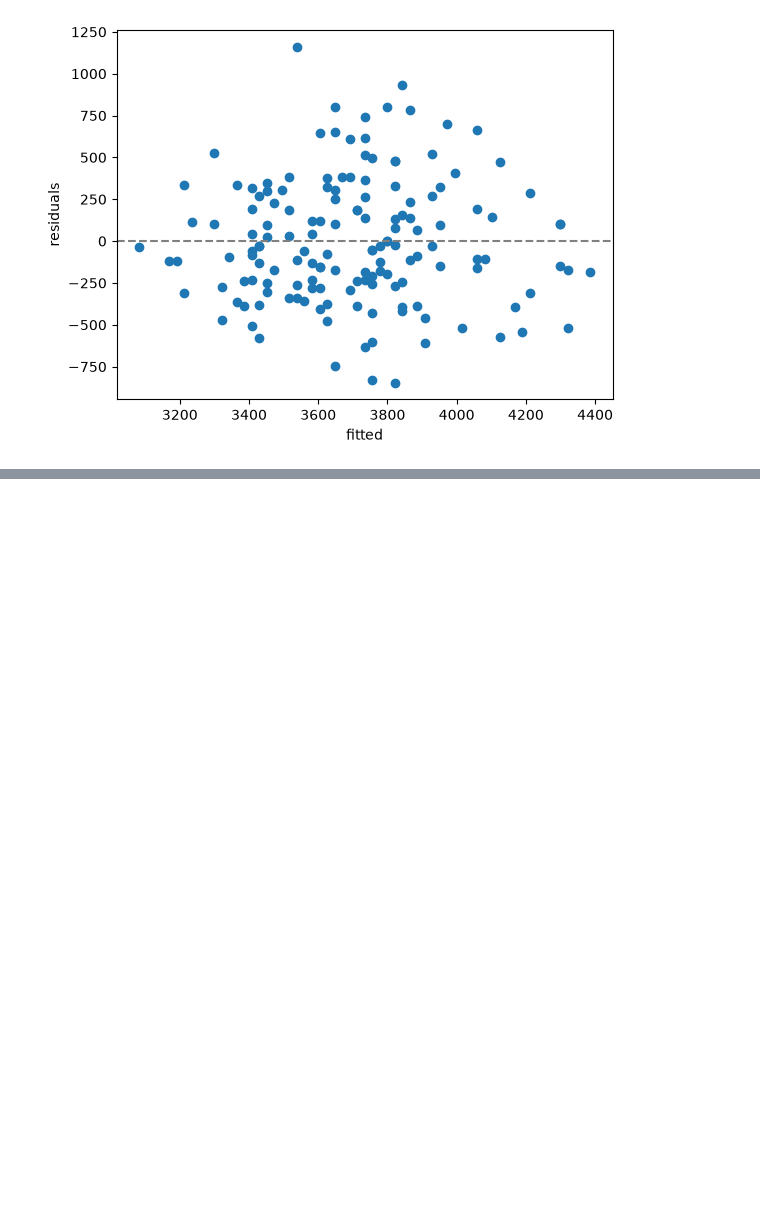
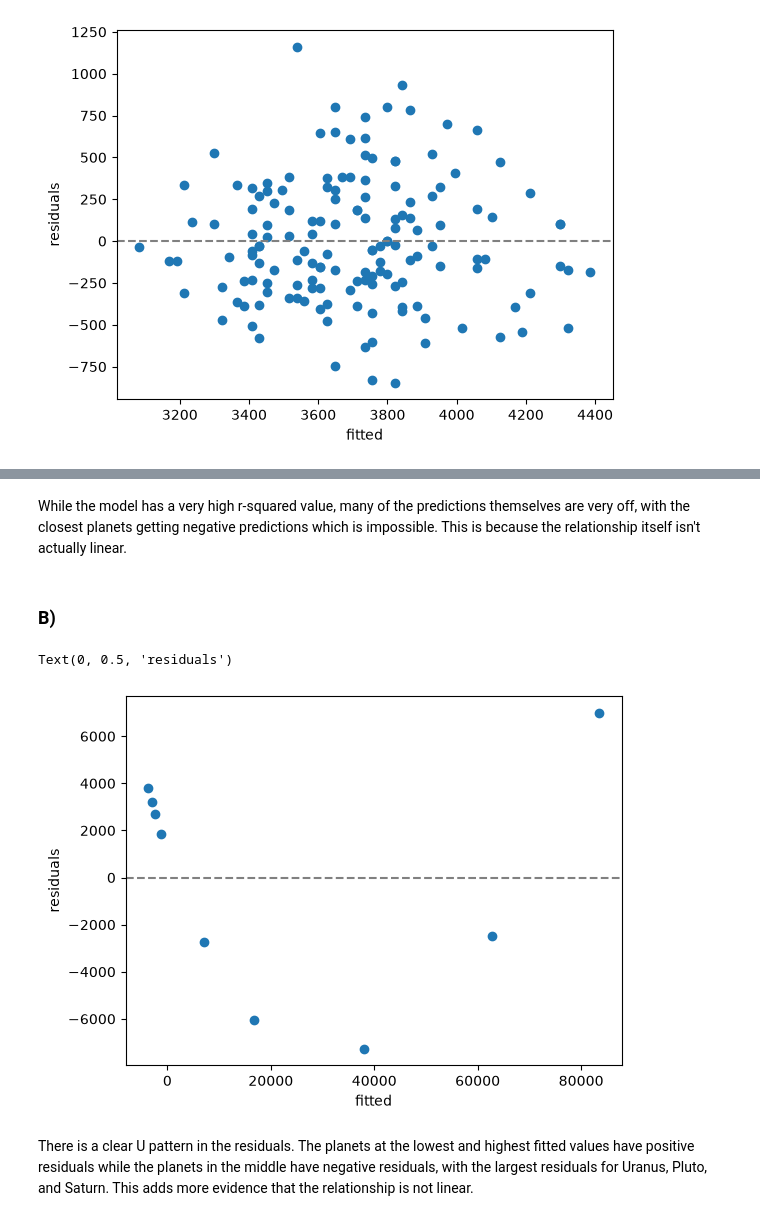
Before and after one commit to Conor1123/DS-6021, a Jupyter notebook: Lab-2/runner.ipynb, the cells around one changed output, grey strips where cells are left out. Saved outputs shown, nothing was run; the diff lists cells and outputs as text; code cells hidden in the pictures; blank space fills up the shorter version.

```diff
--- a/Lab-2/runner.ipynb
+++ b/Lab-2/runner.ipynb
@@ -291,0 +302,17 @@ Text(0, 0.5, 'residuals')
+# %%
+models = {
+    'flipper': ['flipper_length_mm'],
+    'flipper + bill_depth': ['flipper_length_mm', 'bill_depth_mm'],
+    'flipper + bill_depth + bill_length': ['flipper_length_mm', 'bill_depth_mm', 'bill_length_mm'],
+}
+
+n = len(peng)
+rows = []
+for name, preds in models.items():
+    X = sm.add_constant(peng[preds])
+    res = sm.OLS(peng['body_mass_g'], X).fit()
+    rse = np.sqrt(((peng['body_mass_g'] - res.fittedvalues) ** 2).sum() / (n - len(preds) - 1))
+    rows.append([name, res.rsquared, res.rsquared_adj, rse, res.fvalue])
+
+table = pd.DataFrame(rows, columns=['model', 'R2', 'Adj R2', 'RSE', 'F-statistic'])
+print(table.round(4).to_string(index=False))
@@ -291,0 +328,4 @@ Text(0, 0.5, 'residuals')
+# %%
+X = sm.add_constant(peng[['flipper_length_mm', 'bill_depth_mm']])
+results_4b = sm.OLS(peng['body_mass_g'], X).fit()
+print(results_4b.params)
@@ -291,0 +345,2 @@ Text(0, 0.5, 'residuals')
+# %%
+planets = pd.read_csv('PlanetsData.csv')
@@ -291,0 +349,6 @@ Text(0, 0.5, 'residuals')
+# %%
+X = sm.add_constant(planets['distance'])
+y = planets['revolution']
+
+results_p = sm.OLS(y, X).fit()
+print(f"R2 = {results_p.rsquared:.4f}")
@@ -291,0 +373,14 @@ Text(0, 0.5, 'residuals')
+# %% [markdown]
+While the model has a very high r-squared value, many of the predictions themselves are very off, with the closest planets getting negative predictions which is impossible. This is because the relationship itself isn't actually linear.
+# %% [markdown]
+### B)
+# %%
+plt.scatter(results_p.fittedvalues, results_p.resid)
+plt.axhline(0, color='gray', ls='--')
+plt.xlabel('fitted')
+plt.ylabel('residuals')
+# %% [output]
+Text(0, 0.5, 'residuals')
+[figure, added]
+# %% [markdown]
+There is a clear U pattern in the residuals. The planets at the lowest and highest fitted values have positive residuals while the planets in the middle have negative residuals, with the largest residuals for Uranus, Pluto, and Saturn. This adds more evidence that the relationship is not linear.
```
Also changed, not shown: parts of 26 cells of this notebook.
